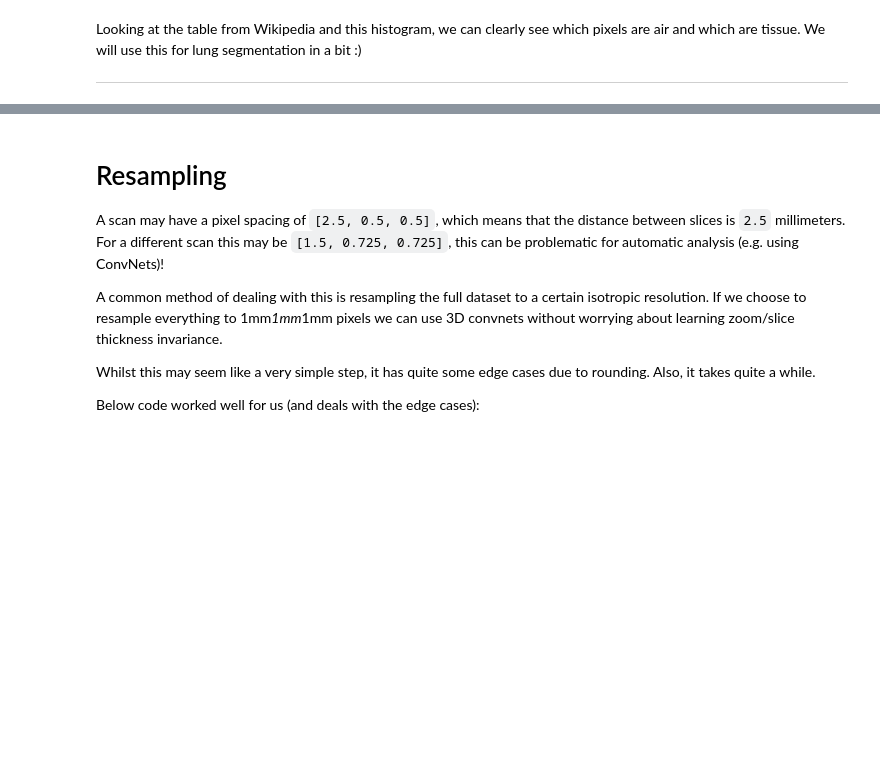
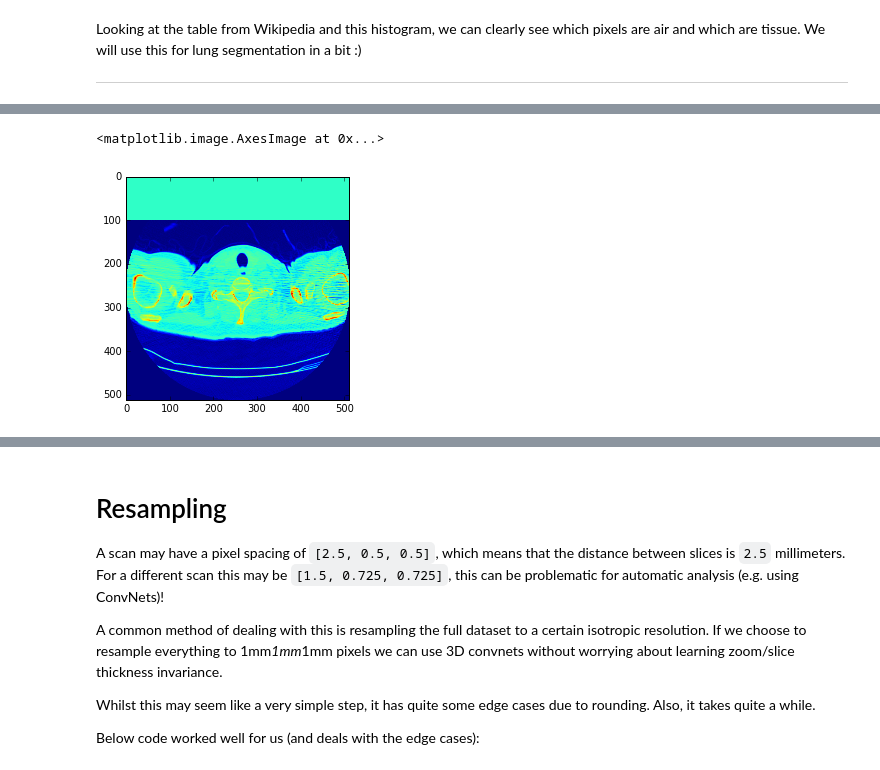
Before and after one commit to xkortex/kaggle_bowl_lung, a Jupyter notebook: resampling04.ipynb, the cells around one changed output, grey strips where cells are left out. Cells and saved outputs as stored; diff of their text form; code cells hidden in the pictures; blank space fills up the shorter version.

```diff
--- a/resampling04.ipynb
+++ b/resampling04.ipynb
@@ -235,0 +242,7 @@ plt.imshow(first_patient_pixels[108], cmap=plt.cm.gray)
+# %%
+img = np.array(first_patient_pixels[Z])
+img[:100]  = 0
+plt.imshow(img)
+# %% [output]
+<matplotlib.image.AxesImage at 0x...>
+[figure, added]
```
Also changed, not shown: parts of 21 cells of this notebook, 4 other files.
